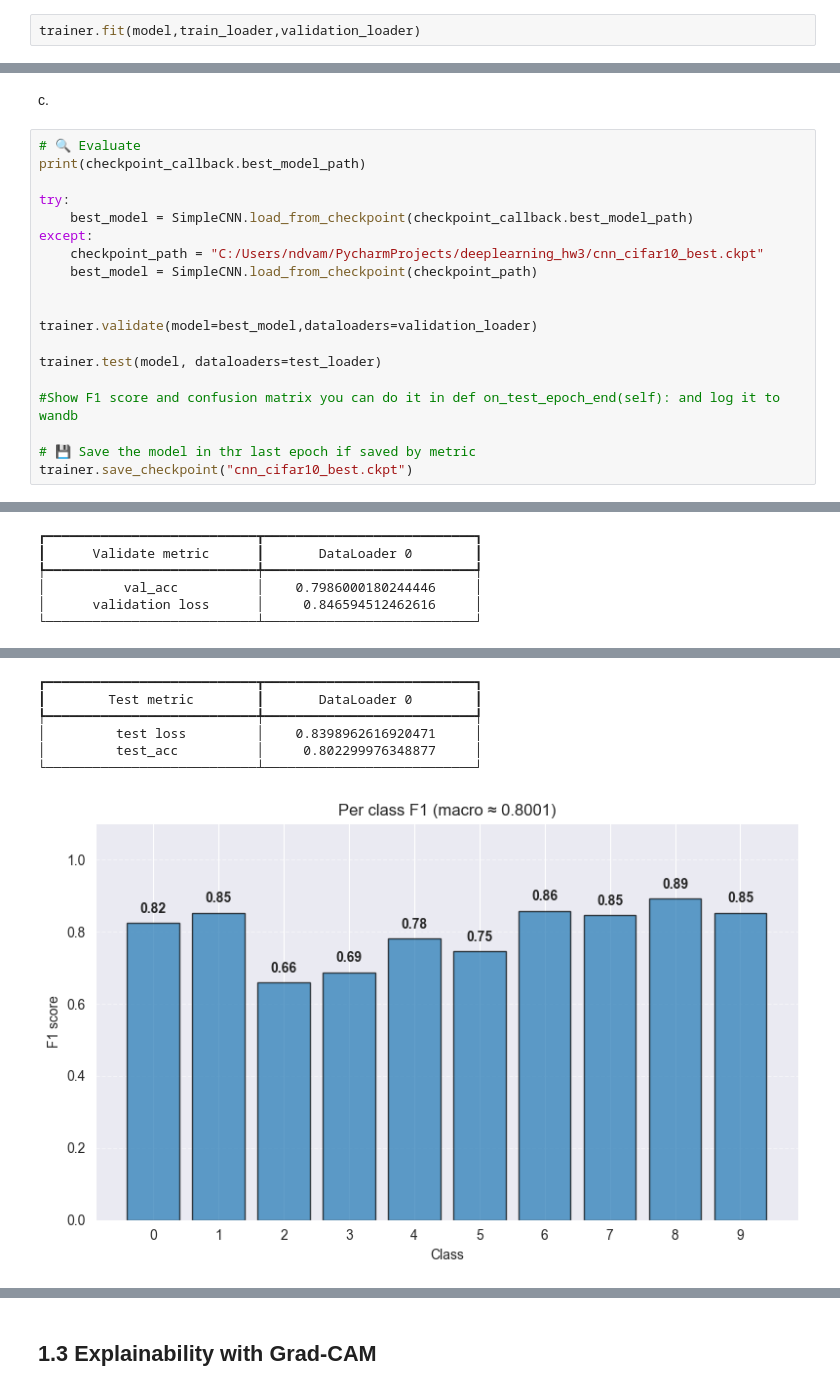
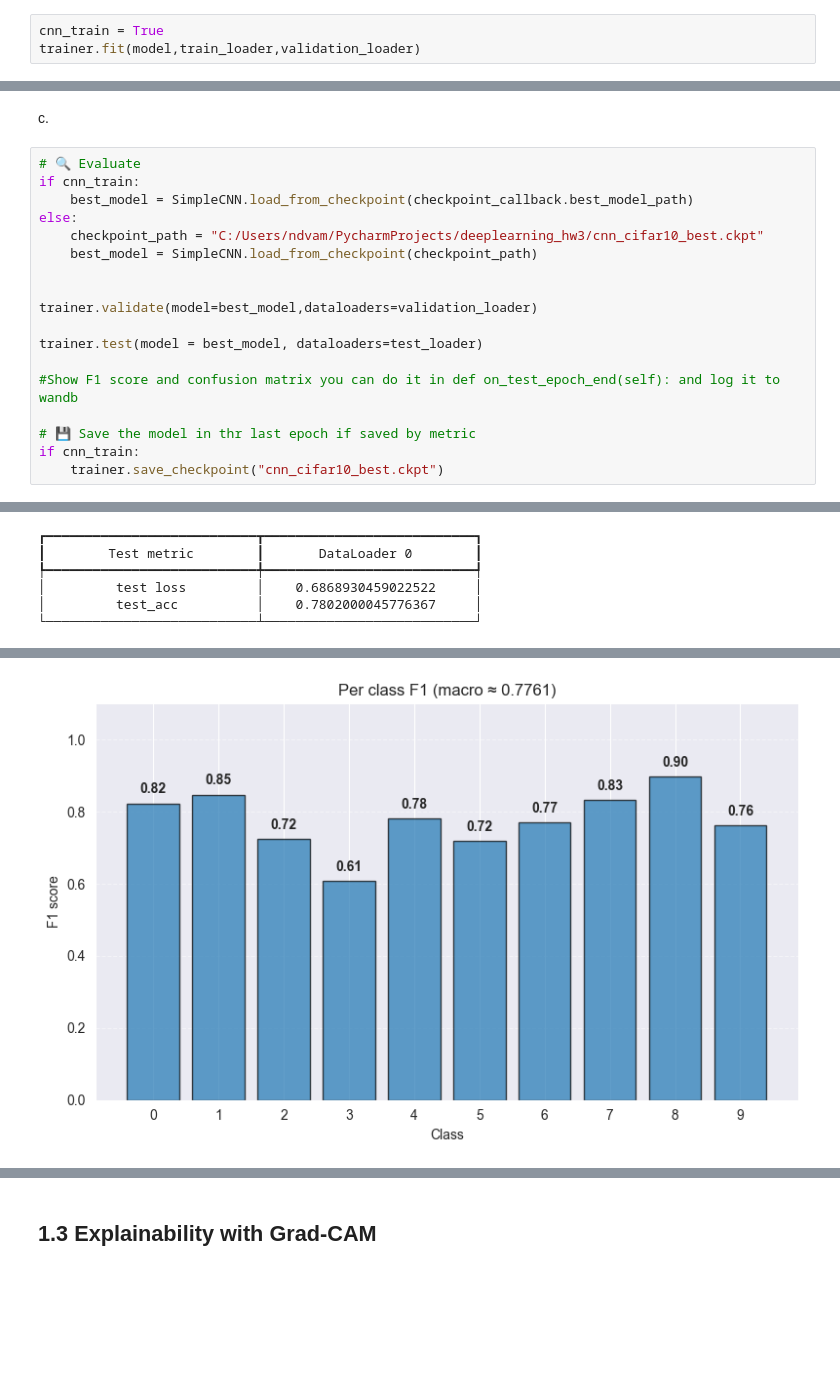
Before and after one commit to amirnadaBGU/deeplearning_hw3, a Jupyter notebook: Assignment3.ipynb, the cells around one changed output, grey strips where cells are left out. Drawn from its saved outputs; the diff is of its cells as text; blank space fills up the shorter version.

```diff
--- a/Assignment3.ipynb
+++ b/Assignment3.ipynb
@@ -369,5 +371,6 @@ GPU available: True (cuda), used: True
 TPU available: False, using: 0 TPU cores
 HPU available: False, using: 0 HPUs
 # %%
+cnn_train = True
 trainer.fit(model,train_loader,validation_loader)
 # %% [output]
@@ -411,21 +412,20 @@ Epoch 2, global step 354: 'validation loss' was not in top 1
 c.
 # %%
 # 🔍 Evaluate
-print(checkpoint_callback.best_model_path)
-
-try:
+if cnn_train:
     best_model = SimpleCNN.load_from_checkpoint(checkpoint_callback.best_model_path)
-except:
+else:
     checkpoint_path = "C:/Users/ndvam/PycharmProjects/deeplearning_hw3/cnn_cifar10_best.ckpt"
     best_model = SimpleCNN.load_from_checkpoint(checkpoint_path)
 
 
 trainer.validate(model=best_model,dataloaders=validation_loader)
 
-trainer.test(model, dataloaders=test_loader)
+trainer.test(model = best_model, dataloaders=test_loader)
 
 #Show F1 score and confusion matrix you can do it in def on_test_epoch_end(self): and log it to wandb
 
 # 💾 Save the model in thr last epoch if saved by metric
-trainer.save_checkpoint("cnn_cifar10_best.ckpt")
+if cnn_train:
+    trainer.save_checkpoint("cnn_cifar10_best.ckpt")
 # %% [output]
@@ -443,6 +441,6 @@ C:\Users\ndvam\anaconda3\Lib\site-packages\pytorch_lightning\trainer\connectors\
 ┏━━━━━━━━━━━━━━━━━━━━━━━━━━━┳━━━━━━━━━━━━━━━━━━━━━━━━━━━┓
-┃      Validate metric      ┃       DataLoader 0        ┃
+┃        Test metric        ┃       DataLoader 0        ┃
 ┡━━━━━━━━━━━━━━━━━━━━━━━━━━━╇━━━━━━━━━━━━━━━━━━━━━━━━━━━┩
-│          val_acc          │    0.7986000180244446     │
-│      validation loss      │     0.846594512462616     │
+│         test loss         │    0.6868930459022522     │
+│         test_acc          │    0.7802000045776367     │
 └───────────────────────────┴───────────────────────────┘
@@ -451,7 +447 @@ C:\Users\ndvam\anaconda3\Lib\site-packages\pytorch_lightning\trainer\connectors\
-┏━━━━━━━━━━━━━━━━━━━━━━━━━━━┳━━━━━━━━━━━━━━━━━━━━━━━━━━━┓
-┃        Test metric        ┃       DataLoader 0        ┃
-┡━━━━━━━━━━━━━━━━━━━━━━━━━━━╇━━━━━━━━━━━━━━━━━━━━━━━━━━━┩
-│         test loss         │    0.8398962616920471     │
-│         test_acc          │     0.802299976348877     │
-└───────────────────────────┴───────────────────────────┘
-[figure, old version]
+[figure, new version]
```
Also changed, not shown: parts of 5 cells of this notebook.
